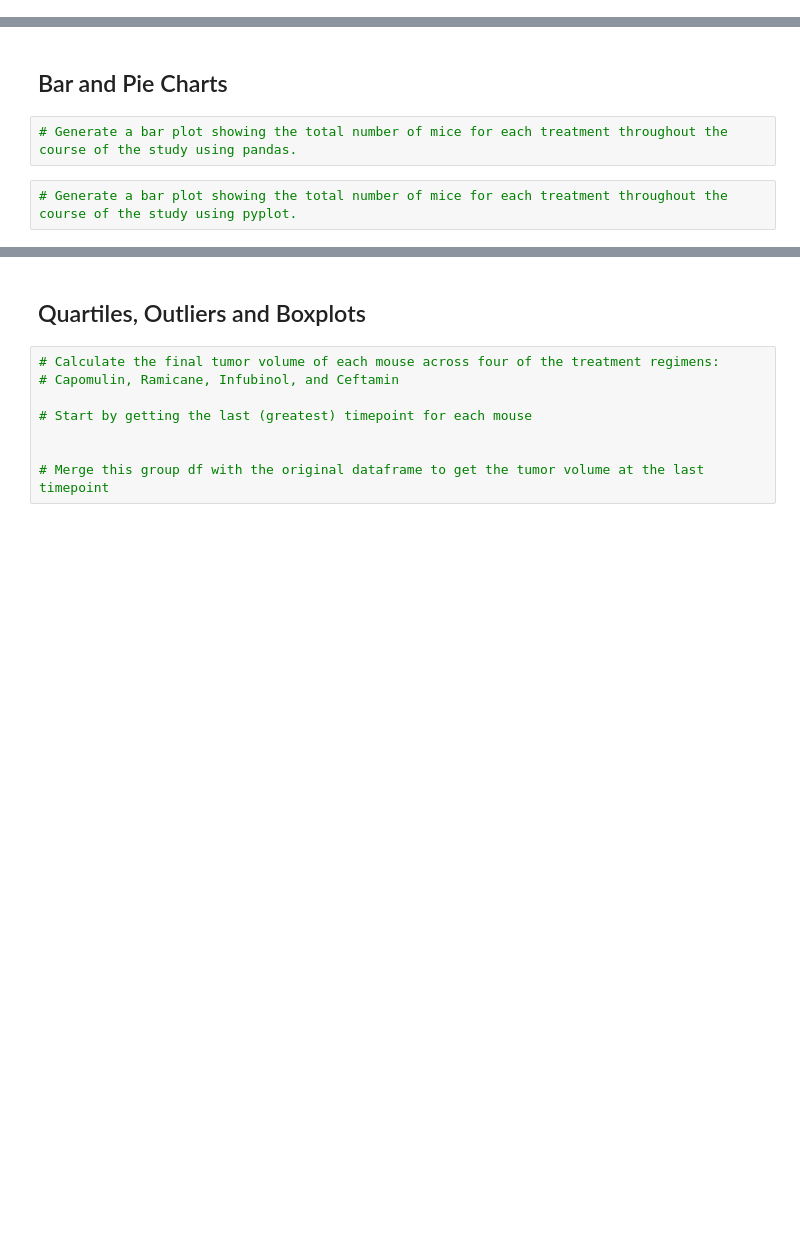
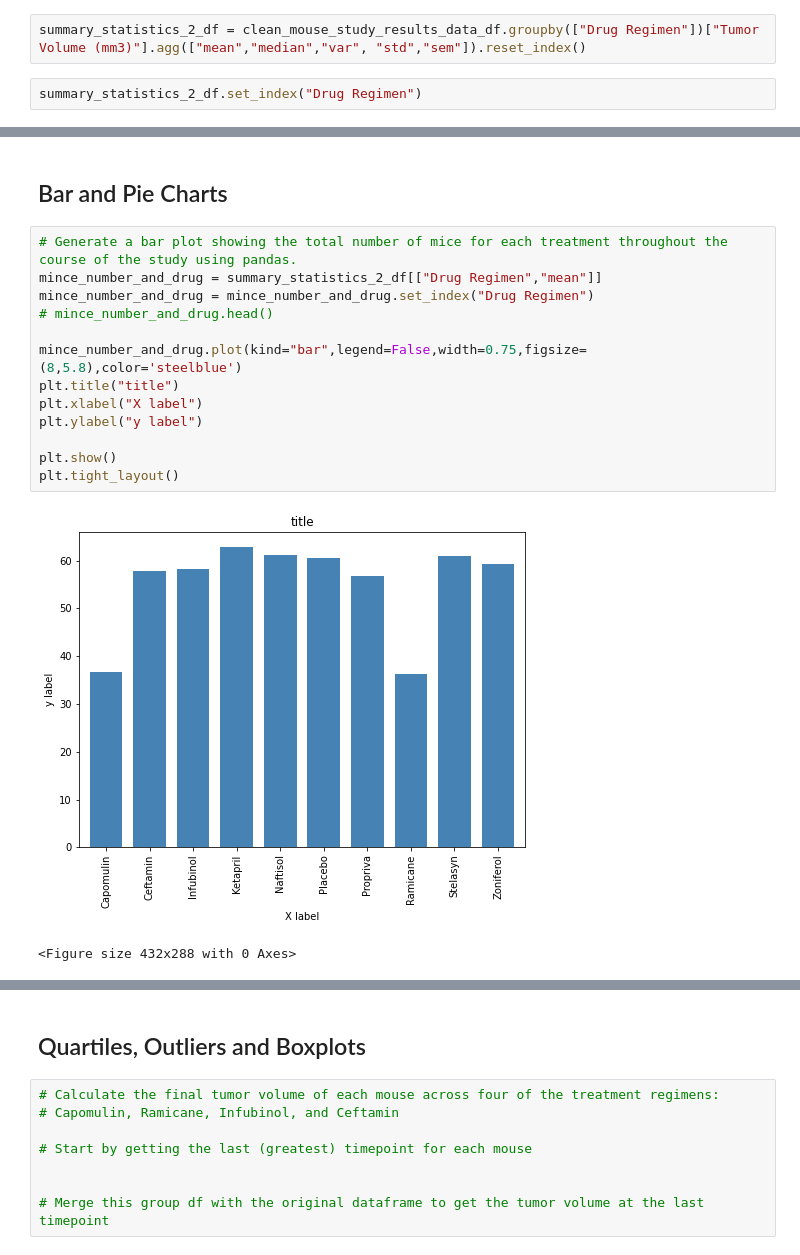
Before and after one commit to mafven/matplotlib-challenge, a Jupyter notebook: pymaceuticals_starter.ipynb, the cells around one changed output, grey strips where cells are left out. Saved outputs shown, nothing was run; the diff lists cells and outputs as text; blank space fills up the shorter version.

Commit message:
create bar and pie chart

```diff
--- a/pymaceuticals_starter.ipynb
+++ b/pymaceuticals_starter.ipynb
@@ -112,0 +112,4 @@ summary_statistics_01_df
+# %%
+summary_statistics_2_df = clean_mouse_study_results_data_df.groupby(["Drug Regimen"])["Tumor Volume (mm3)"].agg(["mean","median","var", "std","sem"]).reset_index()
+# %%
+summary_statistics_2_df.set_index("Drug Regimen")
@@ -114,5 +130,17 @@ summary_statistics_01_df
 ## Bar and Pie Charts
 # %%
 # Generate a bar plot showing the total number of mice for each treatment throughout the course of the study using pandas.
+mince_number_and_drug = summary_statistics_2_df[["Drug Regimen","mean"]]
+mince_number_and_drug = mince_number_and_drug.set_index("Drug Regimen")
+# mince_number_and_drug.head()
+
+mince_number_and_drug.plot(kind="bar",legend=False,width=0.75,figsize=(8,5.8),color='steelblue')
+plt.title("title")
+plt.xlabel("X label")
+plt.ylabel("y label")
+
+plt.show()
+plt.tight_layout()
+# %% [output]
+[figure, added]
+<Figure size 432x288 with 0 Axes>
-# %%
-# Generate a bar plot showing the total number of mice for each treatment throughout the course of the study using pyplot.
```
Also changed, not shown: parts of 11 cells of this notebook.
